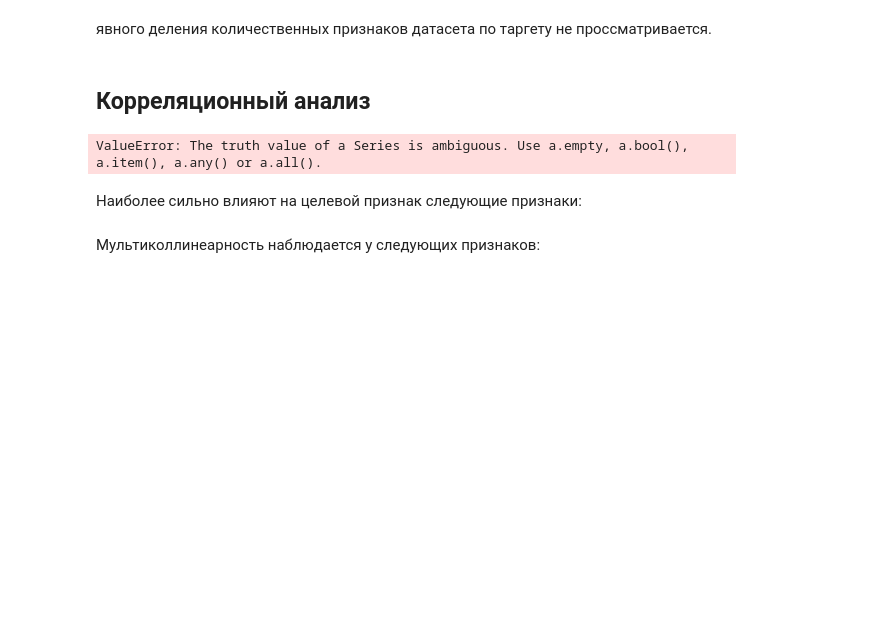
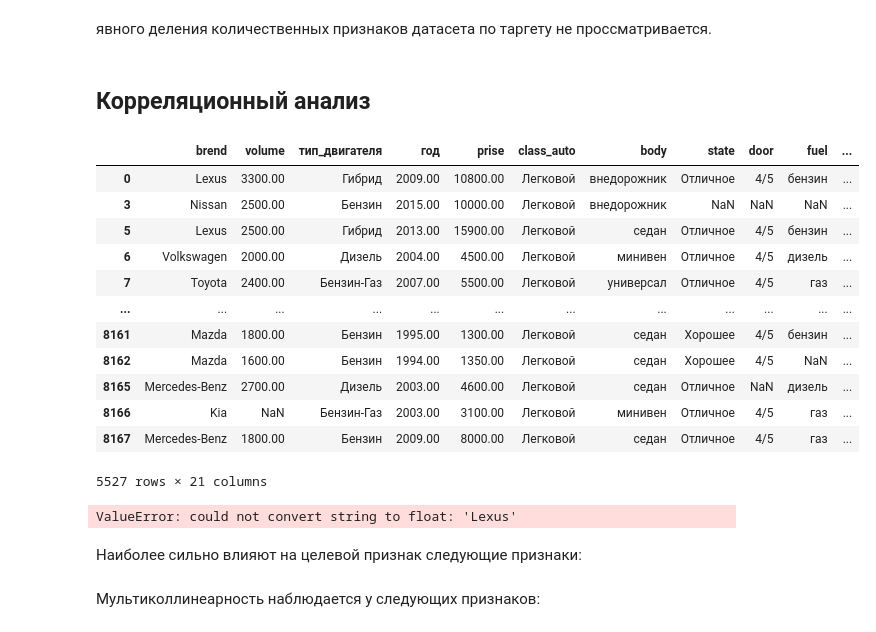
Before and after one commit to APolisakov/parsing, a Jupyter notebook: klakson.ipynb, the cells around one changed output. Drawn from its saved outputs; the diff is of its cells as text; code cells hidden in the pictures; blank space fills up the shorter version.

```diff
--- a/klakson.ipynb
+++ b/klakson.ipynb
@@ -1269,8 +1269,24 @@ for i in range(len(numerical_features)):
 явного деления количественных признаков датасета по таргету не проссматривается.
 # %% [markdown]
 ## Корреляционный анализ
+# %%
+df
+# %% [output]
+|  | brend | volume | тип_двигателя | год | prise | class_auto | body | state | door | fuel | ... |
+| 0 | Lexus | 3300.00 | Гибрид | 2009.00 | 10800.00 | Легковой | внедорожник | Отличное | 4/5 | бензин | ... |
+| 3 | Nissan | 2500.00 | Бензин | 2015.00 | 10000.00 | Легковой | внедорожник | NaN | NaN | NaN | ... |
+| 5 | Lexus | 2500.00 | Гибрид | 2013.00 | 15900.00 | Легковой | седан | Отличное | 4/5 | бензин | ... |
+| 6 | Volkswagen | 2000.00 | Дизель | 2004.00 | 4500.00 | Легковой | минивен | Отличное | 4/5 | дизель | ... |
+| 7 | Toyota | 2400.00 | Бензин-Газ | 2007.00 | 5500.00 | Легковой | универсал | Отличное | 4/5 | газ | ... |
+| ... | ... | ... | ... | ... | ... | ... | ... | ... | ... | ... | ... |
+| 8161 | Mazda | 1800.00 | Бензин | 1995.00 | 1300.00 | Легковой | седан | Хорошее | 4/5 | бензин | ... |
+| 8162 | Mazda | 1600.00 | Бензин | 1994.00 | 1350.00 | Легковой | седан | Хорошее | 4/5 | NaN | ... |
+| 8165 | Mercedes-Benz | 2700.00 | Дизель | 2003.00 | 4600.00 | Легковой | седан | Отличное | NaN | дизель | ... |
+| 8166 | Kia | NaN | Бензин-Газ | 2003.00 | 3100.00 | Легковой | минивен | Отличное | 4/5 | газ | ... |
+| 8167 | Mercedes-Benz | 1800.00 | Бензин | 2009.00 | 8000.00 | Легковой | седан | Отличное | 4/5 | газ | ... |
+5527 rows × 21 columns
 # %%
-all_features = target + categorical_nominal_features +  numerical_features
+all_features = target + categorical_nominal_features + categorical_ordinal_features + numerical_features
 cor_matrix = df[all_features].phik_matrix(interval_cols=all_features)
 plt.figure(figsize=(36, 24))
 sns.heatmap(cor_matrix,
@@ -1279,7 +1295,7 @@ sns.heatmap(cor_matrix,
             cmap='coolwarm')
 plt.show()
 # %% [output]
-ValueError: The truth value of a Series is ambiguous. Use a.empty, a.bool(), a.item(), a.any() or a.all().
+ValueError: could not convert string to float: 'Lexus'
 # %% [markdown]
 Наиболее сильно влияют на целевой признак следующие признаки:
 # %%
```
